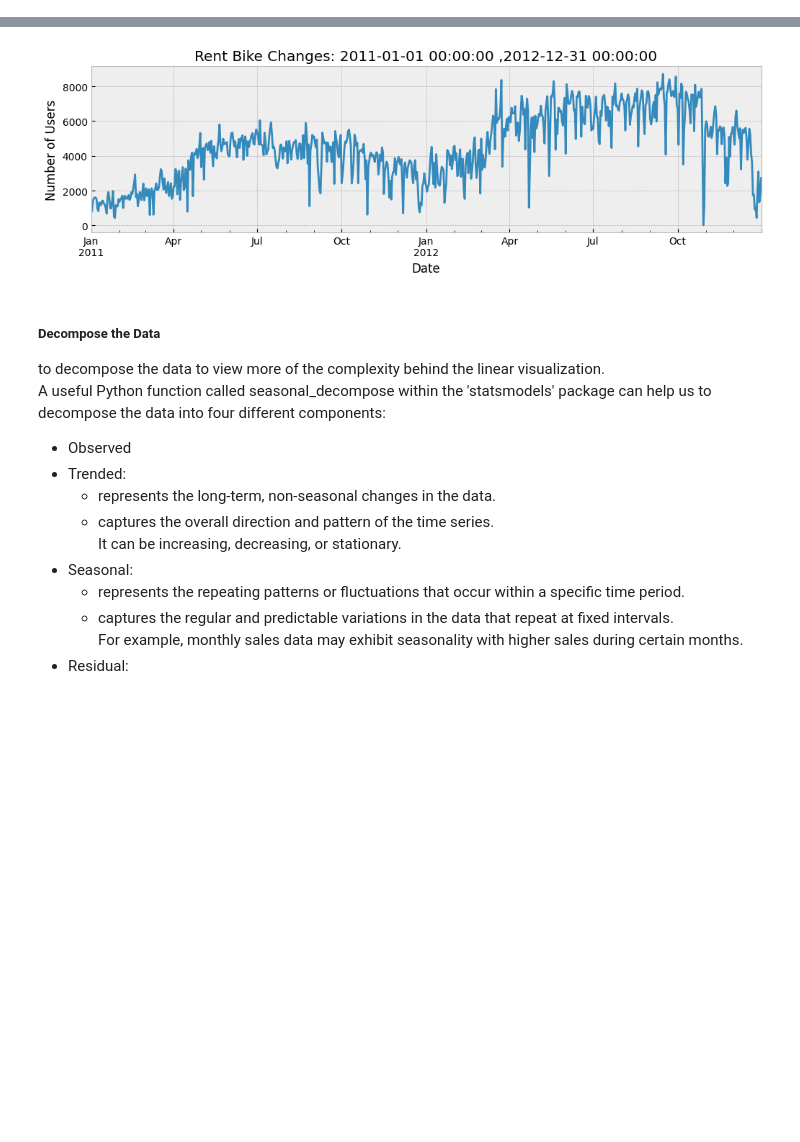
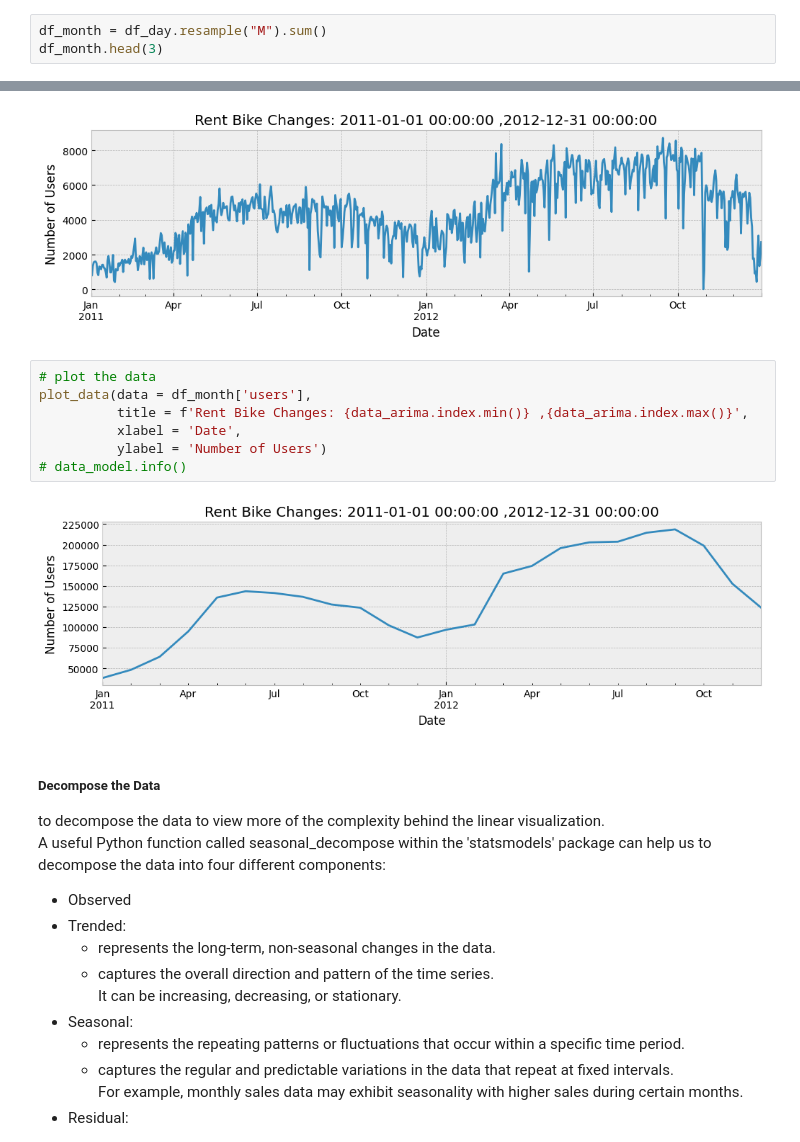
Before and after one commit to yunandzoey/time_series_data, a Jupyter notebook: Bikesharing.ipynb, the cells around one changed output, grey strips where cells are left out. Saved outputs shown, nothing was run; the diff lists cells and outputs as text; blank space fills up the shorter version.

```diff
--- a/Bikesharing.ipynb
+++ b/Bikesharing.ipynb
@@ -175,3 +175,6 @@ df_day.head(3)
 | 2011-01-01 | 0 | 0 | mist | 14.110847 | 18.18125 | 80.5833 | 10.749882 | 985 |
 | 2011-01-02 | 0 | 0 | mist | 14.902598 | 17.68695 | 69.6087 | 16.652113 | 801 |
 | 2011-01-03 | 0 | 1 | clear | 8.050924 | 9.47025 | 43.7273 | 16.636703 | 1349 |
+# %%
+df_month = df_day.resample("M").sum()
+df_month.head(3)
@@ -332,6 +341,15 @@ plot_data(data = data_arima['users'],
 # data_model.info()
 # %% [output]
 [figure]
+# %%
+# plot the data
+plot_data(data = df_month['users'],
+          title = f'Rent Bike Changes: {data_arima.index.min()} ,{data_arima.index.max()}',
+          xlabel = 'Date',
+          ylabel = 'Number of Users')
+# data_model.info()
+# %% [output]
+[figure, added]
 # %% [markdown]
 ##### Decompose the Data
 to decompose the data to view more of the complexity behind the linear visualization.<br> A useful Python function called seasonal_decompose within the 'statsmodels' package can help us to decompose the data into four different components:
```
Also changed, not shown: parts of 27 cells of this notebook, 1 other file.
